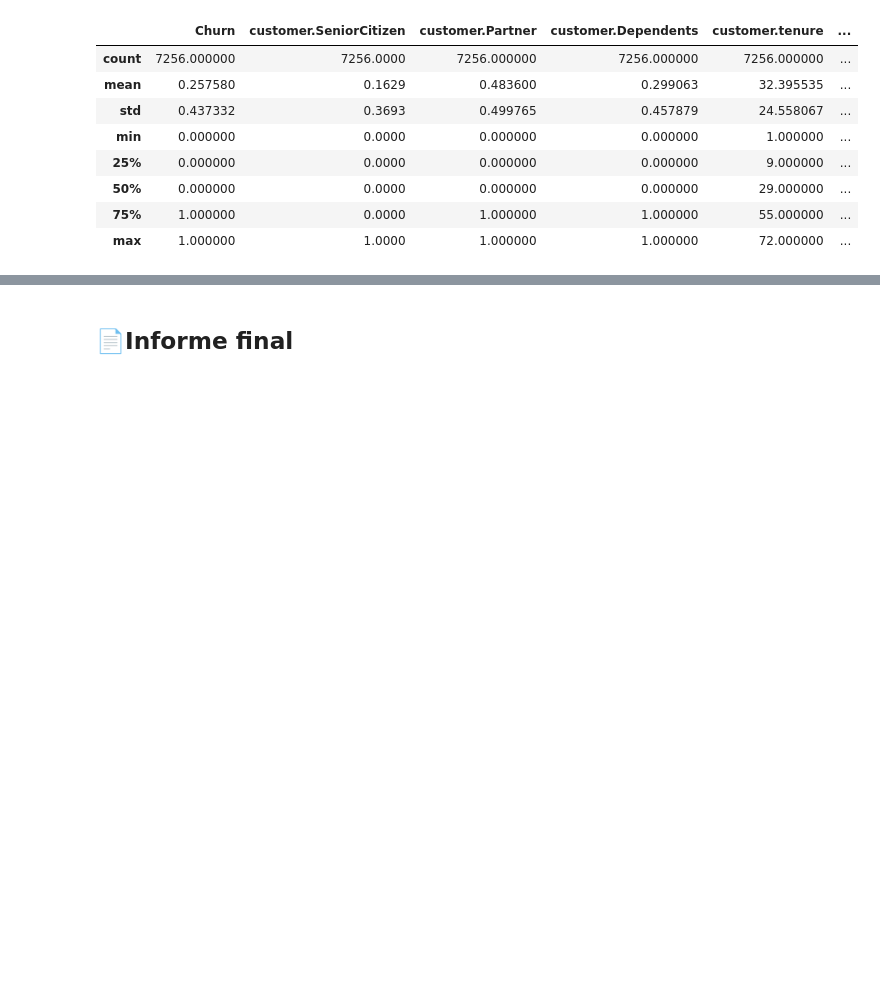
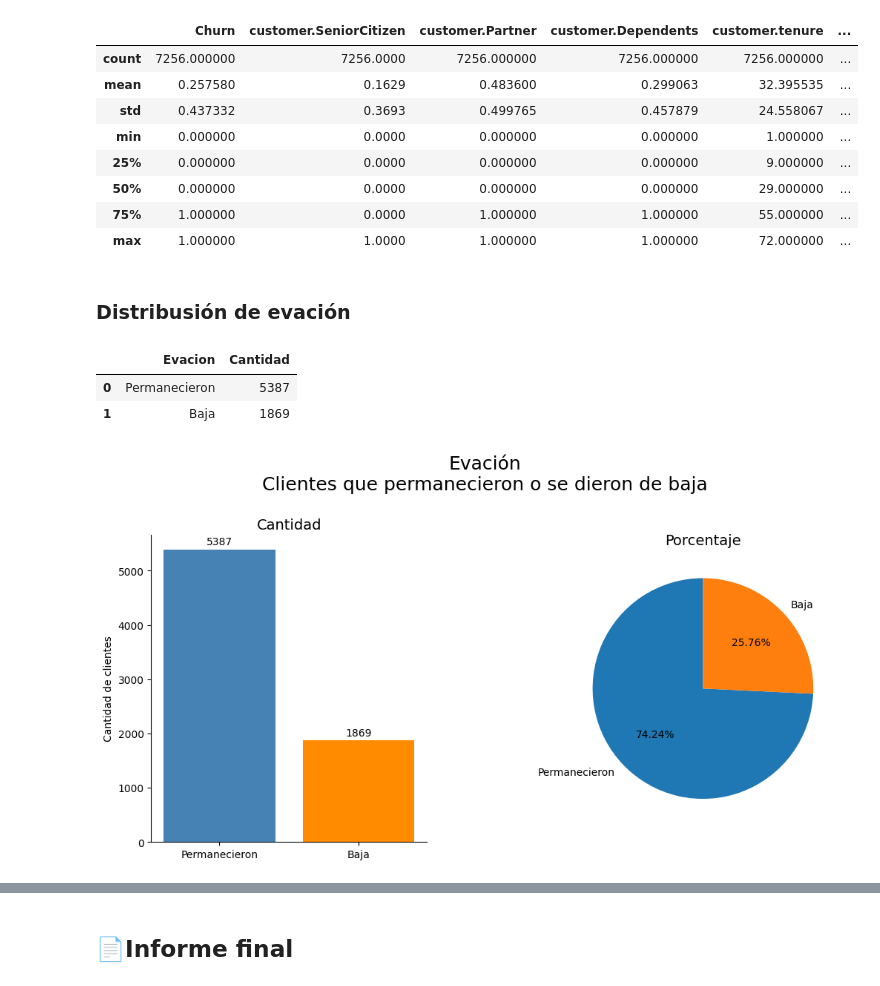
Before and after one commit to OctavioPinoRosas/ChallengeTelecomX, a Jupyter notebook: TelecomX_LATAM.ipynb, the cells around one changed output, grey strips where cells are left out. Saved outputs shown, nothing was run; the diff lists cells and outputs as text; code cells hidden in the pictures; blank space fills up the shorter version.

```diff
--- a/TelecomX_LATAM.ipynb
+++ b/TelecomX_LATAM.ipynb
@@ -250,3 +250,5 @@ df.describe()
 | 50% | 0.000000 | 0.0000 | 0.000000 | 0.000000 | 29.000000 | ... |
 | 75% | 1.000000 | 0.0000 | 1.000000 | 1.000000 | 55.000000 | ... |
 | max | 1.000000 | 1.0000 | 1.000000 | 1.000000 | 72.000000 | ... |
+# %% [markdown]
+### **Distribusión de evación**
@@ -252,0 +257,29 @@ df.describe()
+# %%
+# Creamos un dataframe con la informacion sobre la permanencia o no de los clientes
+evacion = {'Evacion': ('Permanecieron','Baja'),
+            'Cantidad': ((df['Churn'] == 0).sum(), (df['Churn'] == 1).sum())}
+evacion = pd.DataFrame(evacion)
+evacion
+# %% [output]
+|  | Evacion | Cantidad |
+| 0 | Permanecieron | 5387 |
+| 1 | Baja | 1869 |
+# %%
+# Guardamos la grafica creando una figura y el lienzo donde se grafica
+fig, ax = plt.subplots(1,2,figsize=(12,6))
+fig.subplots_adjust(hspace=0.5,wspace=0.5,top=0.8)
+fig.suptitle('Evación\nClientes que permanecieron o se dieron de baja', fontsize=18)
+
+ax[0].bar(evacion['Evacion'],evacion['Cantidad'],color=['steelblue', 'darkorange'])
+ax[0].set_title('Cantidad', fontsize=14)
+ax[0].set_ylabel('Cantidad de clientes')
+ax[0].spines['top'].set_visible(False)
+ax[0].spines['right'].set_visible(False)
+for i, valor in enumerate(evacion['Cantidad']):
+    ax[0].text(i, valor + 50, str(valor), ha='center', va='bottom', fontsize=10)
+
+ax[1].pie(evacion['Cantidad'], labels=evacion['Evacion'], autopct='%1.2f%%', startangle=90)
+ax[1].set_title('Porcentaje', fontsize=14)
+plt.show()
+# %% [output]
+[figure, added]
```
Also changed, not shown: parts of 3 cells of this notebook.
